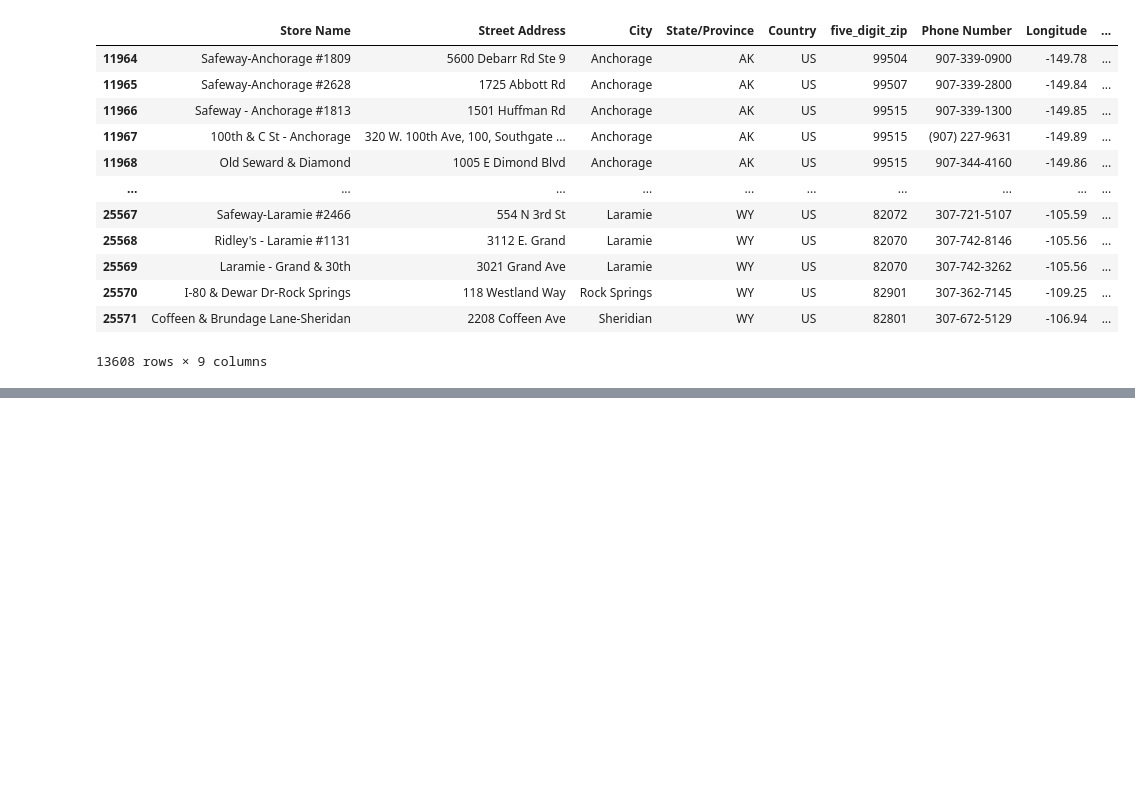
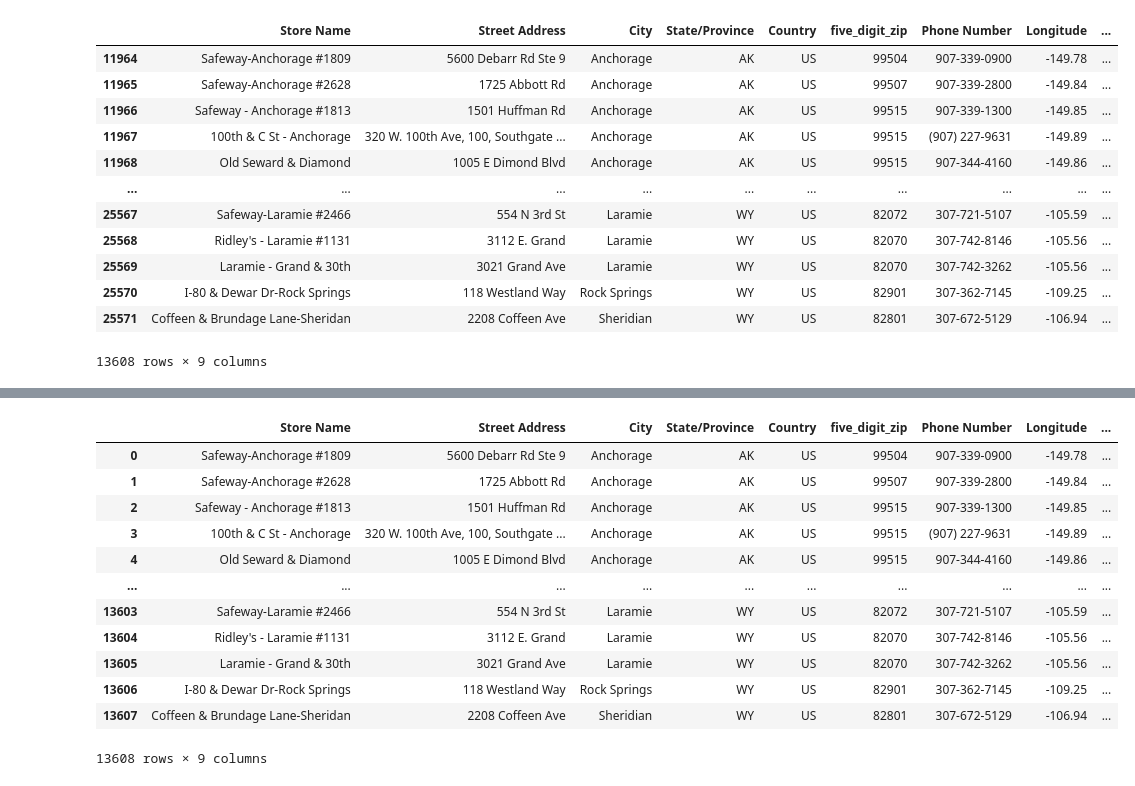
Before and after one commit to mizgutdina/ETL-project, a Jupyter notebook: 01_ETL_Starbucks_data.ipynb, the cells around one changed output, grey strips where cells are left out. Drawn from its saved outputs; the diff is of its cells as text; code cells hidden in the pictures; blank space fills up the shorter version.

```diff
--- a/|-- 01_ETL_Starbucks_data.ipynb
+++ b/01_ETL_Starbucks_data.ipynb
@@ -219,0 +227,16 @@ US_test_clean_df
+# %%
+US_clean_df
+# %% [output]
+|  | Store Name | Street Address | City | State/Province | Country | five_digit_zip | Phone Number | Longitude | ... |
+| 0 | Safeway-Anchorage #1809 | 5600 Debarr Rd Ste 9 | Anchorage | AK | US | 99504 | 907-339-0900 | -149.78 | ... |
+| 1 | Safeway-Anchorage #2628 | 1725 Abbott Rd | Anchorage | AK | US | 99507 | 907-339-2800 | -149.84 | ... |
+| 2 | Safeway - Anchorage #1813 | 1501 Huffman Rd | Anchorage | AK | US | 99515 | 907-339-1300 | -149.85 | ... |
+| 3 | 100th & C St - Anchorage | 320 W. 100th Ave, 100, Southgate ... | Anchorage | AK | US | 99515 | (907) 227-9631 | -149.89 | ... |
+| 4 | Old Seward & Diamond | 1005 E Dimond Blvd | Anchorage | AK | US | 99515 | 907-344-4160 | -149.86 | ... |
+| ... | ... | ... | ... | ... | ... | ... | ... | ... | ... |
+| 13603 | Safeway-Laramie #2466 | 554 N 3rd St | Laramie | WY | US | 82072 | 307-721-5107 | -105.59 | ... |
+| 13604 | Ridley's - Laramie #1131 | 3112 E. Grand | Laramie | WY | US | 82070 | 307-742-8146 | -105.56 | ... |
+| 13605 | Laramie - Grand & 30th | 3021 Grand Ave | Laramie | WY | US | 82070 | 307-742-3262 | -105.56 | ... |
+| 13606 | I-80 & Dewar Dr-Rock Springs | 118 Westland Way | Rock Springs | WY | US | 82901 | 307-362-7145 | -109.25 | ... |
+| 13607 | Coffeen & Brundage Lane-Sheridan | 2208 Coffeen Ave | Sheridian | WY | US | 82801 | 307-672-5129 | -106.94 | ... |
+13608 rows × 9 columns
```
Also changed, not shown: parts of 6 cells of this notebook.
